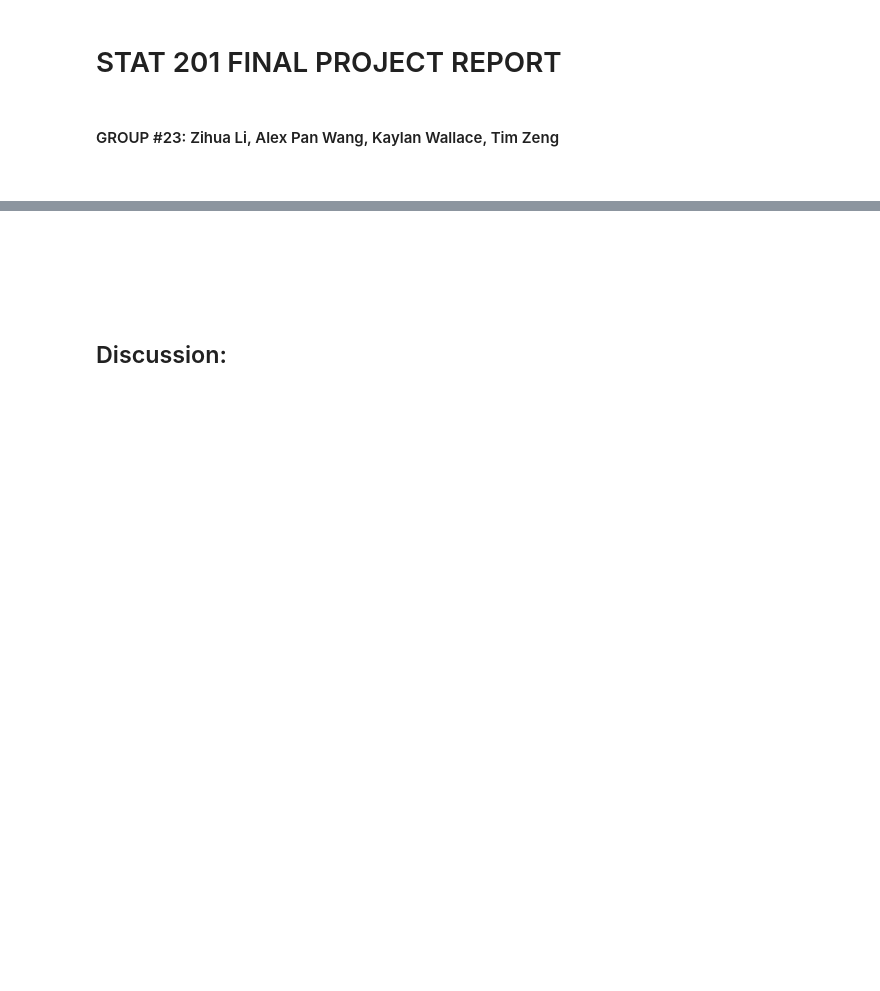
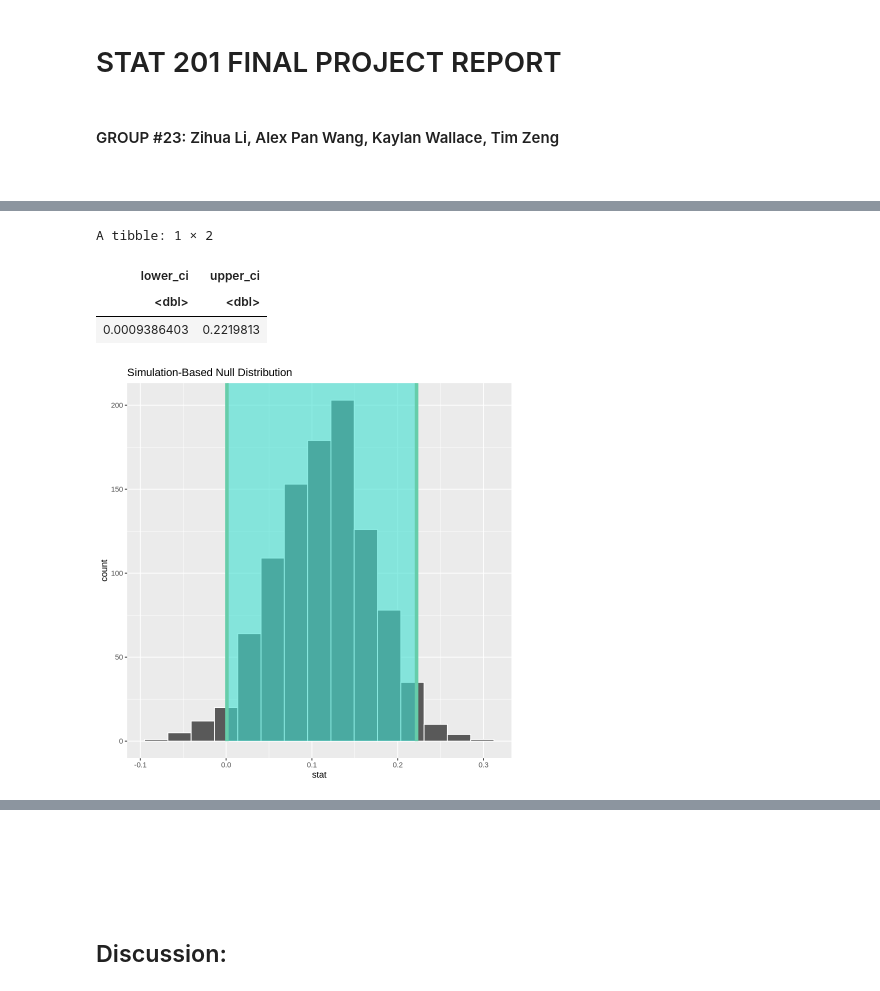
Before and after one commit to Kaylan-W/heart-disease-stat-201, a Jupyter notebook: Project_final_report.ipynb, the cells around one changed output, grey strips where cells are left out. Saved outputs shown, nothing was run; the diff lists cells and outputs as text; code cells hidden in the pictures; blank space fills up the shorter version.

```diff
--- a/Project_final_report.ipynb
+++ b/Project_final_report.ipynb
@@ -180,0 +311,13 @@ A tibble: 1 × 2
+# %%
+se_ci <- bootstrap_distribution %>%
+  get_confidence_interval(level = 0.95, type = "se",
+                          point_estimate = obs_diff_prop)
+se_ci
+visualize(bootstrap_distribution) +
+  shade_confidence_interval(endpoints = se_ci)
+# %% [output]
+A tibble: 1 × 2
+| lower_ci | upper_ci |
+| <dbl> | <dbl> |
+| 0.0009386403 | 0.2219813 |
+[figure, added]
```
Also changed, not shown: parts of 29 cells of this notebook.
